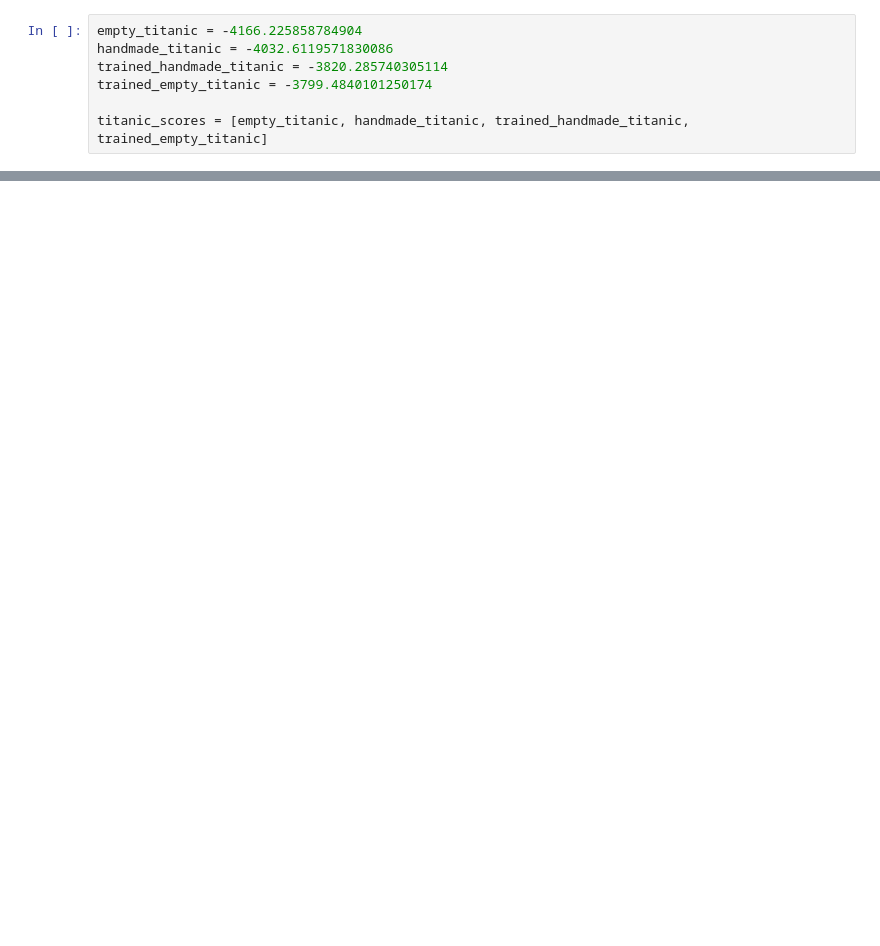
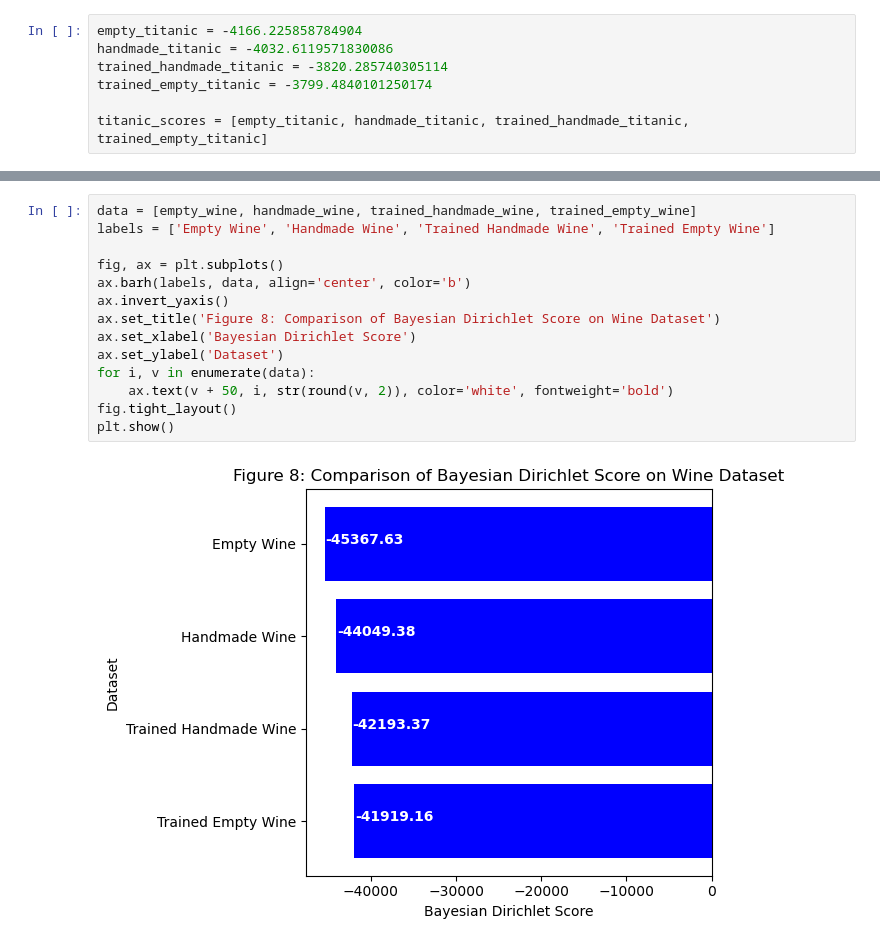
Before and after one commit to EllingtonKirby/Bayesian-Network-Learner, a Jupyter notebook: bayesan_network_learner.ipynb, the cells around one changed output, grey strips where cells are left out. Cells and saved outputs as stored; diff of their text form; blank space fills up the shorter version.

```diff
--- a/bayesan_network_learner.ipynb
+++ b/bayesan_network_learner.ipynb
@@ -172,0 +196,16 @@ titanic_scores = [empty_titanic, handmade_titanic, trained_handmade_titanic, tra
+# %%
+data = [empty_wine, handmade_wine, trained_handmade_wine, trained_empty_wine]
+labels = ['Empty Wine', 'Handmade Wine', 'Trained Handmade Wine', 'Trained Empty Wine']
+
+fig, ax = plt.subplots()
+ax.barh(labels, data, align='center', color='b')
+ax.invert_yaxis()
+ax.set_title('Figure 8: Comparison of Bayesian Dirichlet Score on Wine Dataset')
+ax.set_xlabel('Bayesian Dirichlet Score')
+ax.set_ylabel('Dataset')
+for i, v in enumerate(data):
+    ax.text(v + 50, i, str(round(v, 2)), color='white', fontweight='bold')
+fig.tight_layout()
+plt.show()
+# %% [output]
+[figure, added]
```
Also changed, not shown: parts of 3 cells of this notebook, 2 other files.
